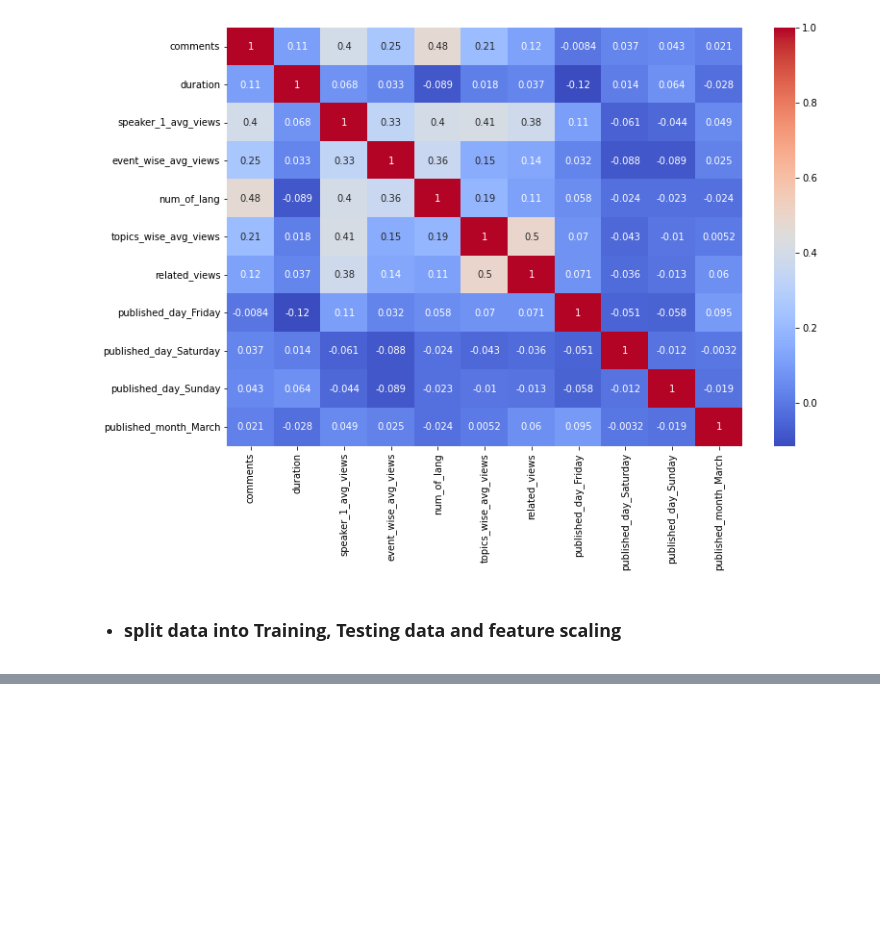
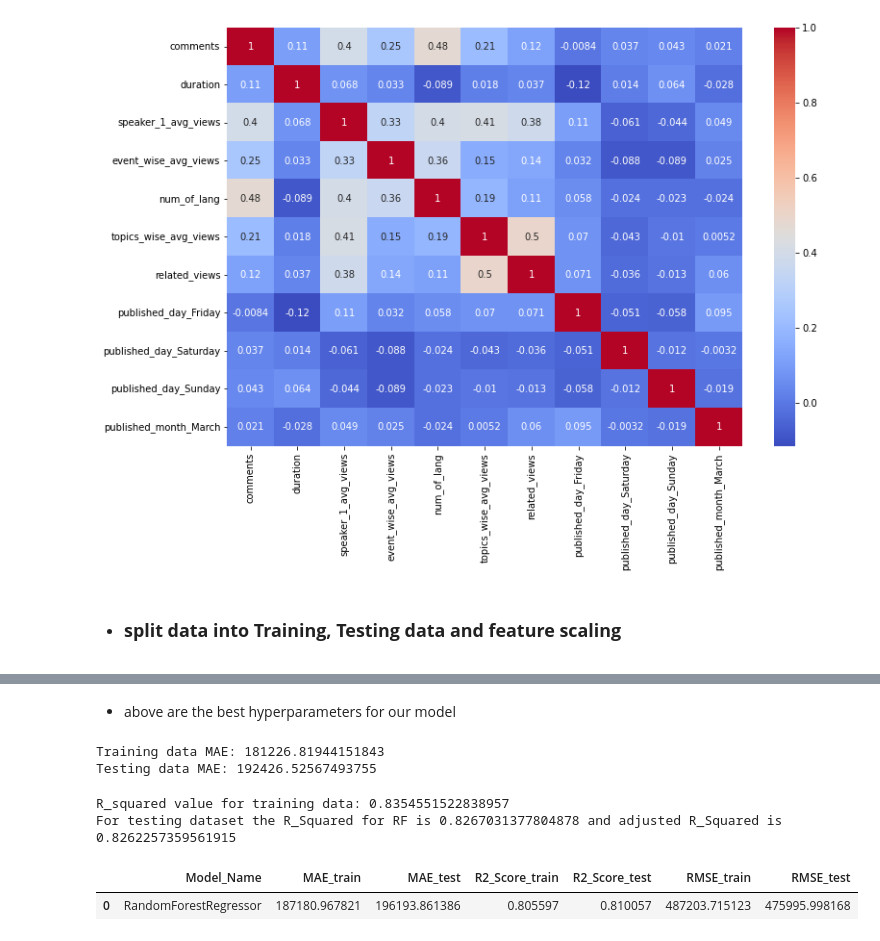
Before and after one commit to Rajesh1505/Ted_Talk_Views_Prediction-Capstone_Project_2, a Jupyter notebook: Ted_Talk_Views_Prediction_Rajesh_Kumar_Patel.ipynb, the cells around one changed output, grey strips where cells are left out. Drawn from its saved outputs; the diff is of its cells as text; code cells hidden in the pictures; blank space fills up the shorter version.

```diff
--- a/Ted_Talk_Views_Prediction_Rajesh_Kumar_Patel.ipynb
+++ b/Ted_Talk_Views_Prediction_Rajesh_Kumar_Patel.ipynb
@@ -838,0 +856,18 @@ X_test = scaler.fit_transform(X_test)
+# %%
+#Random Forest Regressor hyperparameters.
+
+# Number of trees
+n_estimators = [80,100,120,150]
+
+# Maximum depth of trees
+max_depth = [4,6,8]
+
+# Minimum number of samples required to split a node
+min_samples_split = [50,80,100]
+
+# Minimum number of samples required at each leaf node
+min_samples_leaf = [10,30,40,50]
+
+# Hyperparameter Dict
+param_dict = {'n_estimators' : n_estimators,'max_depth' : max_depth,'min_samples_split' : min_samples_split,
+              'min_samples_leaf' : min_samples_leaf}
@@ -838,0 +911,23 @@ X_test = scaler.fit_transform(X_test)
+# %% [markdown]
+*  above are the best hyperparameters for our model
+# %%
+#Random Forest regressor model with hyperparameters tuning
+y_pred = rf_optimal_model.predict(X_train)
+y_test_pred = rf_optimal_model.predict(X_test)
+print(f'Training data MAE: {metrics.mean_absolute_error(y_train, y_pred)}')
+print(f'Testing data MAE: {metrics.mean_absolute_error(y_test, y_test_pred)}')
+# %% [output]
+Training data MAE: 181226.81944151843
+Testing data MAE: 192426.52567493755
+# %%
+# Making predictions for test data and also calculating r2_score
+y_hat = rf_optimal_model.predict(X_test)
+print(f'R_squared value for training data: {rf_optimal_model.score(X_train, y_train)}')
+r_squared= r2_score(y_test,y_hat)
+
+#Calculating Adjusted R-sqaured
+adjusted_r_squared = 1 - (1-r_squared)*(len(y)-1)/(len(y)-X.shape[1]-1)
+print(f'For testing dataset the R_Squared for RF is {r_squared} and adjusted R_Squared is {adjusted_r_squared}')
+# %% [output]
+R_squared value for training data: 0.8354551522838957
+For testing dataset the R_Squared for RF is 0.8267031377804878 and adjusted R_Squared is 0.8262257359561915
@@ -838,0 +950,5 @@ X_test = scaler.fit_transform(X_test)
+# %%
+results_df_rf
+# %% [output]
+|  | Model_Name | MAE_train | MAE_test | R2_Score_train | R2_Score_test | RMSE_train | RMSE_test |
+| 0 | RandomForestRegressor | 187180.967821 | 196193.861386 | 0.805597 | 0.810057 | 487203.715123 | 475995.998168 |
```
Also changed, not shown: parts of 33 cells of this notebook.
